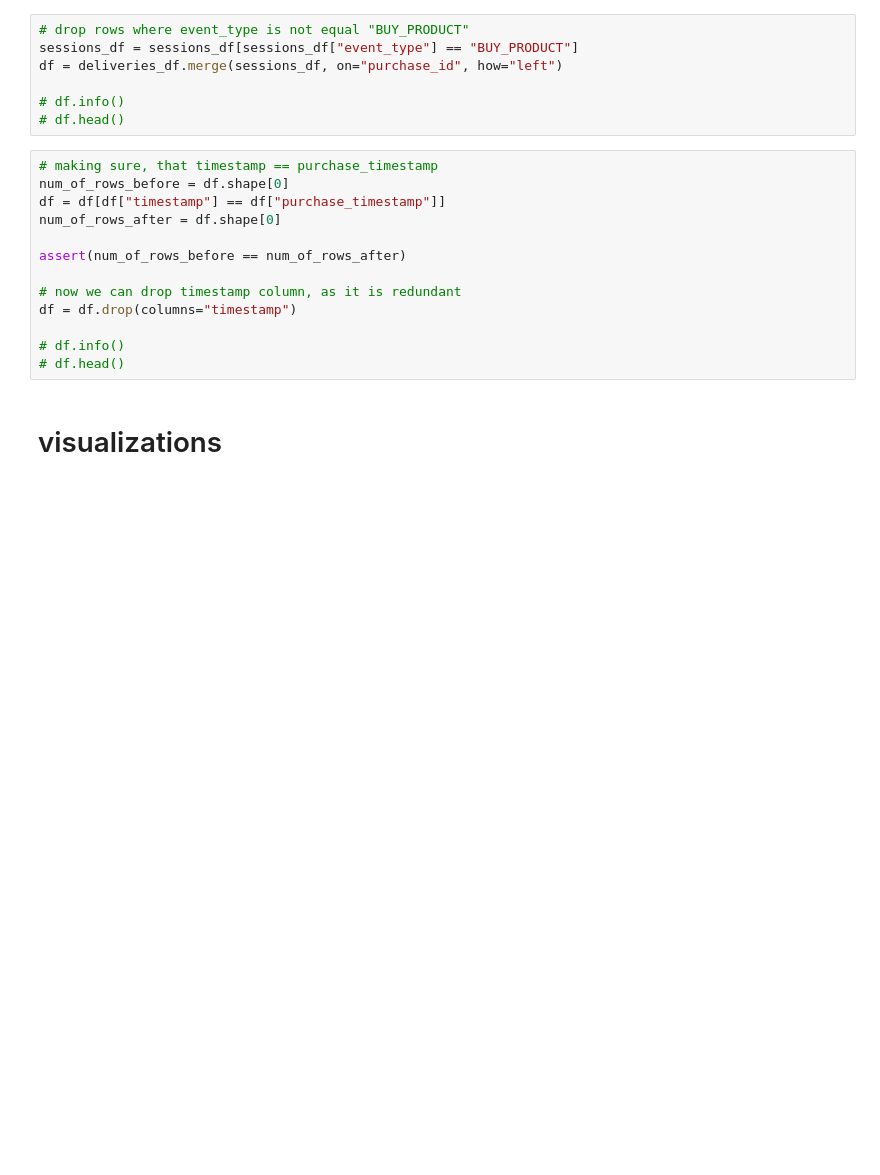
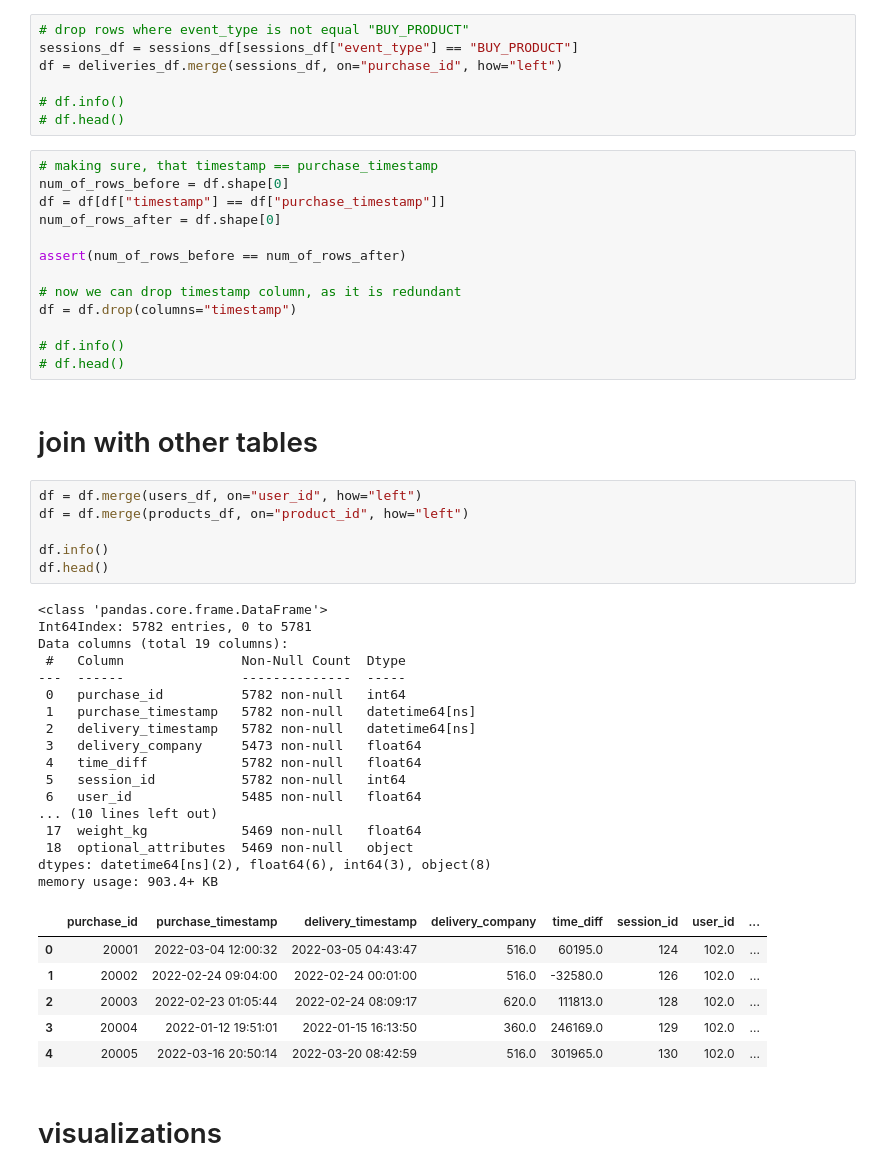
Before and after one commit to milosz-l/delivery-time, a Jupyter notebook: ETL.ipynb, the cells around one changed output. Saved outputs shown, nothing was run; the diff lists cells and outputs as text; blank space fills up the shorter version.

```diff
--- a/ETL.ipynb
+++ b/ETL.ipynb
@@ -73,6 +74,38 @@ df = df.drop(columns="timestamp")
 
 # df.info()
 # df.head()
+# %% [markdown]
+# join with other tables
+# %%
+df = df.merge(users_df, on="user_id", how="left")
+df = df.merge(products_df, on="product_id", how="left")
+
+df.info()
+df.head()
+# %% [output]
+<class 'pandas.core.frame.DataFrame'>
+Int64Index: 5782 entries, 0 to 5781
+Data columns (total 19 columns):
+ #   Column               Non-Null Count  Dtype
+---  ------               --------------  -----
+ 0   purchase_id          5782 non-null   int64
+ 1   purchase_timestamp   5782 non-null   datetime64[ns]
+ 2   delivery_timestamp   5782 non-null   datetime64[ns]
+ 3   delivery_company     5473 non-null   float64
+ 4   time_diff            5782 non-null   float64
+ 5   session_id           5782 non-null   int64
+ 6   user_id              5485 non-null   float64
+... (10 lines left out)
+ 17  weight_kg            5469 non-null   float64
+ 18  optional_attributes  5469 non-null   object
+dtypes: datetime64[ns](2), float64(6), int64(3), object(8)
+memory usage: 903.4+ KB
+|  | purchase_id | purchase_timestamp | delivery_timestamp | delivery_company | time_diff | session_id | user_id | ... |
+| 0 | 20001 | 2022-03-04 12:00:32 | 2022-03-05 04:43:47 | 516.0 | 60195.0 | 124 | 102.0 | ... |
+| 1 | 20002 | 2022-02-24 09:04:00 | 2022-02-24 00:01:00 | 516.0 | -32580.0 | 126 | 102.0 | ... |
+| 2 | 20003 | 2022-02-23 01:05:44 | 2022-02-24 08:09:17 | 620.0 | 111813.0 | 128 | 102.0 | ... |
+| 3 | 20004 | 2022-01-12 19:51:01 | 2022-01-15 16:13:50 | 360.0 | 246169.0 | 129 | 102.0 | ... |
+| 4 | 20005 | 2022-03-16 20:50:14 | 2022-03-20 08:42:59 | 516.0 | 301965.0 | 130 | 102.0 | ... |
 # %% [markdown]
 # visualizations
 # %% [markdown]
```
Also changed, not shown: parts of 9 cells of this notebook.
